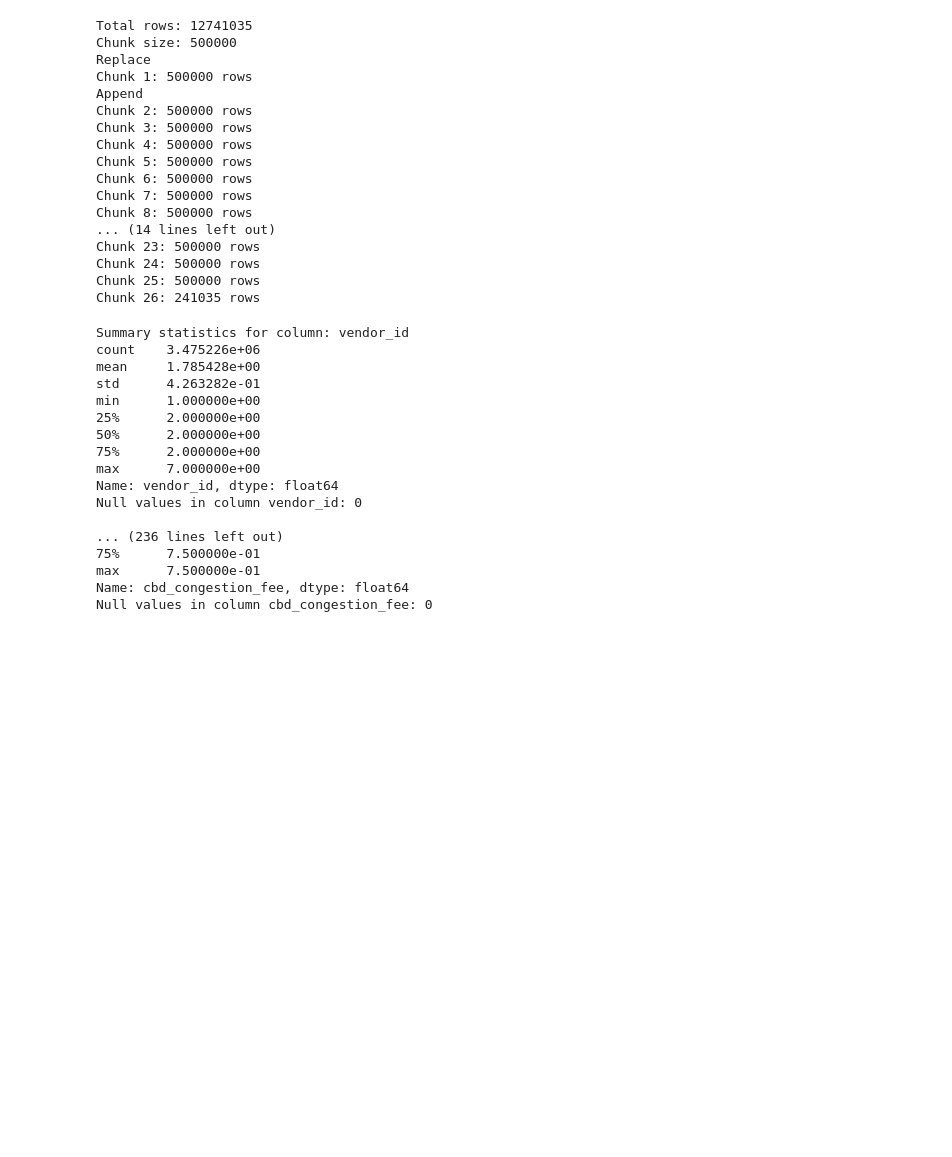
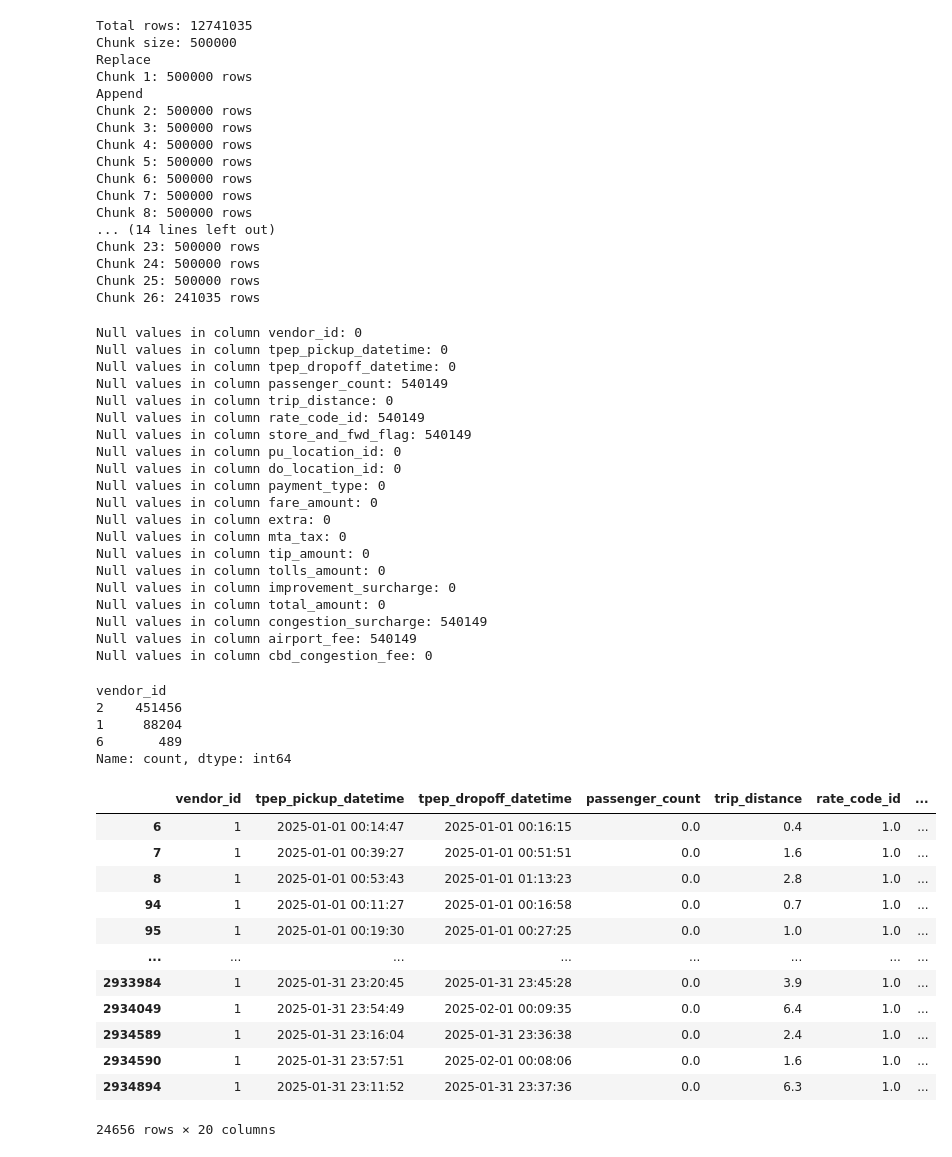
Before and after one commit to NicoCarrion02/pset-2, a Jupyter notebook: notebooks/EDA.ipynb, the cells around one changed output. Cells and saved outputs as stored; diff of their text form; code cells hidden in the pictures; blank space fills up the shorter version.

```diff
--- a/notebooks/EDA.ipynb
+++ b/notebooks/EDA.ipynb
@@ -167,26 +167,26 @@ Chunk 25: 500000 rows
 Chunk 26: 241035 rows
 # %%
 for col in data.columns:
-    print(f'Summary statistics for column: {col}')
-    print(data[col].describe())
     null_count = data[col].isnull().sum()
     print(f'Null values in column {col}: {null_count}')
-    print("\n")
 # %% [output]
-Summary statistics for column: vendor_id
-count    3.475226e+06
-mean     1.785428e+00
-std      4.263282e-01
-min      1.000000e+00
-25%      2.000000e+00
-50%      2.000000e+00
-75%      2.000000e+00
-max      7.000000e+00
-Name: vendor_id, dtype: float64
 Null values in column vendor_id: 0
-
-... (236 lines left out)
-75%      7.500000e-01
-max      7.500000e-01
-Name: cbd_congestion_fee, dtype: float64
+Null values in column tpep_pickup_datetime: 0
+Null values in column tpep_dropoff_datetime: 0
+Null values in column passenger_count: 540149
+Null values in column trip_distance: 0
+Null values in column rate_code_id: 540149
+Null values in column store_and_fwd_flag: 540149
+Null values in column pu_location_id: 0
+Null values in column do_location_id: 0
+Null values in column payment_type: 0
+Null values in column fare_amount: 0
+Null values in column extra: 0
+Null values in column mta_tax: 0
+Null values in column tip_amount: 0
+Null values in column tolls_amount: 0
+Null values in column improvement_surcharge: 0
+Null values in column total_amount: 0
+Null values in column congestion_surcharge: 540149
+Null values in column airport_fee: 540149
 Null values in column cbd_congestion_fee: 0
@@ -250,0 +193,24 @@ def export_data_to_postgres(data: DataFrame, **kwargs) -> None:
+# %%
+data[data["passenger_count"].isna()]["vendor_id"].value_counts()
+# %% [output]
+vendor_id
+2    451456
+1     88204
+6       489
+Name: count, dtype: int64
+# %%
+data[data["passenger_count"] == 0]
+# %% [output]
+|  | vendor_id | tpep_pickup_datetime | tpep_dropoff_datetime | passenger_count | trip_distance | rate_code_id | ... |
+| 6 | 1 | 2025-01-01 00:14:47 | 2025-01-01 00:16:15 | 0.0 | 0.4 | 1.0 | ... |
+| 7 | 1 | 2025-01-01 00:39:27 | 2025-01-01 00:51:51 | 0.0 | 1.6 | 1.0 | ... |
+| 8 | 1 | 2025-01-01 00:53:43 | 2025-01-01 01:13:23 | 0.0 | 2.8 | 1.0 | ... |
+| 94 | 1 | 2025-01-01 00:11:27 | 2025-01-01 00:16:58 | 0.0 | 0.7 | 1.0 | ... |
+| 95 | 1 | 2025-01-01 00:19:30 | 2025-01-01 00:27:25 | 0.0 | 1.0 | 1.0 | ... |
+| ... | ... | ... | ... | ... | ... | ... | ... |
+| 2933984 | 1 | 2025-01-31 23:20:45 | 2025-01-31 23:45:28 | 0.0 | 3.9 | 1.0 | ... |
+| 2934049 | 1 | 2025-01-31 23:54:49 | 2025-02-01 00:09:35 | 0.0 | 6.4 | 1.0 | ... |
+| 2934589 | 1 | 2025-01-31 23:16:04 | 2025-01-31 23:36:38 | 0.0 | 2.4 | 1.0 | ... |
+| 2934590 | 1 | 2025-01-31 23:57:51 | 2025-02-01 00:08:06 | 0.0 | 1.6 | 1.0 | ... |
+| 2934894 | 1 | 2025-01-31 23:11:52 | 2025-01-31 23:37:36 | 0.0 | 6.3 | 1.0 | ... |
+24656 rows × 20 columns
```
Also changed, not shown: parts of 18 cells of this notebook.
